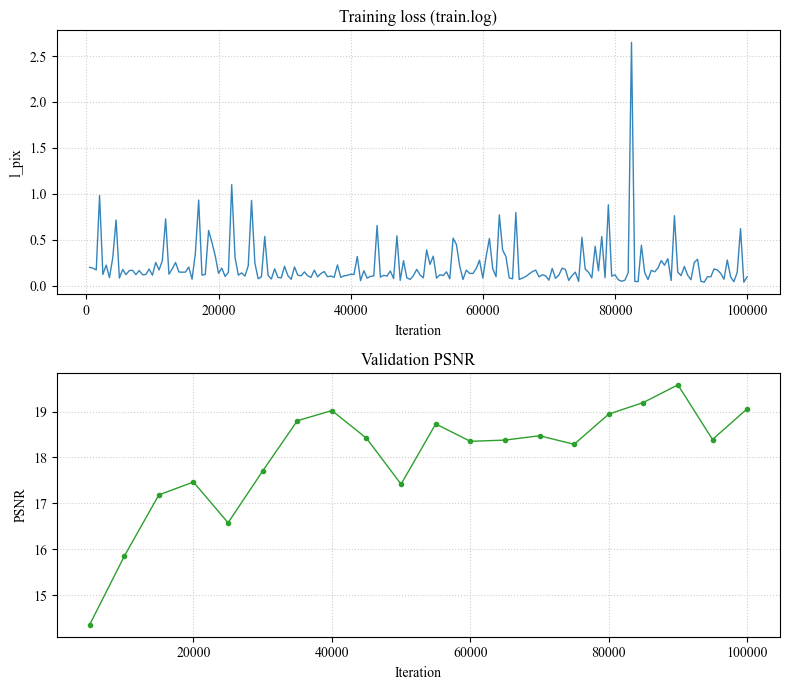
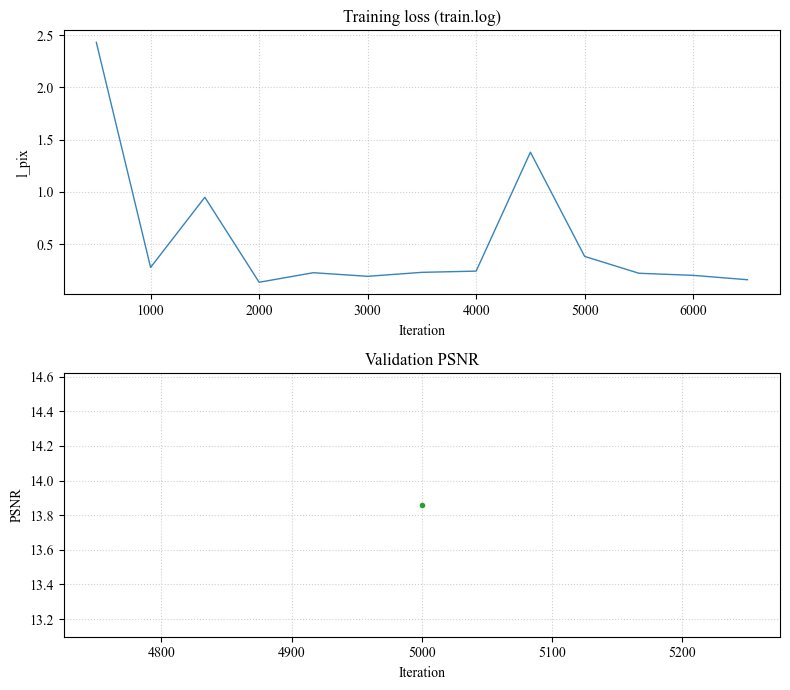
Unified diff of the notebook cell whose output changed from the first chart to the second:
--- before
+++ after
@@ -47,5 +47,5 @@
     iters_v: list[int],
     psnr: list[float],
-) -> None:
+) -> Path:
     n_plots = 0
     if iters_l:
@@ -78,5 +78,8 @@
 
     fig.tight_layout()
+    out_path = log_path.parent / f"{log_path.stem}_curves.png"
+    fig.savefig(out_path, dpi=150, bbox_inches="tight")
     plt.show()
+    return out_path
 
 
@@ -86,4 +89,5 @@
 
 iters_l, l_pix, iters_v, psnr = parse_train_log(log_path)
-plot_curves_notebook(log_path, iters_l, l_pix, iters_v, psnr)
+out_png = plot_curves_notebook(log_path, iters_l, l_pix, iters_v, psnr)
+print(f"Saved: {out_png}")
 print(f"Parsed {len(iters_l)} l_pix points, {len(iters_v)} validation PSNR points.")

Commit: :art: 整理plot結果